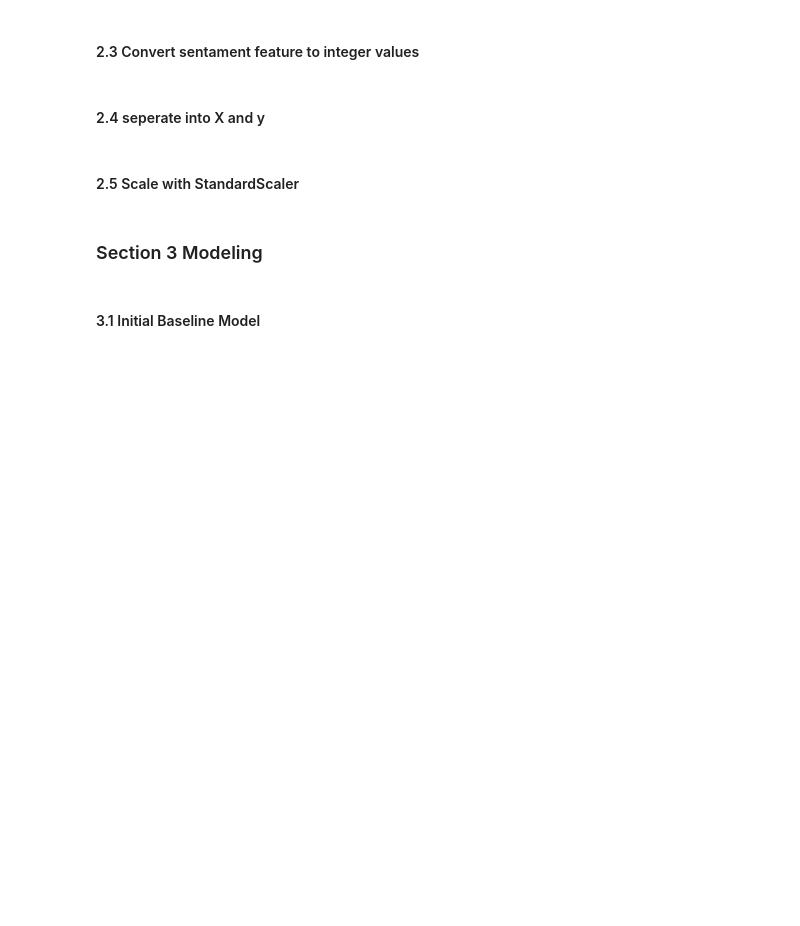
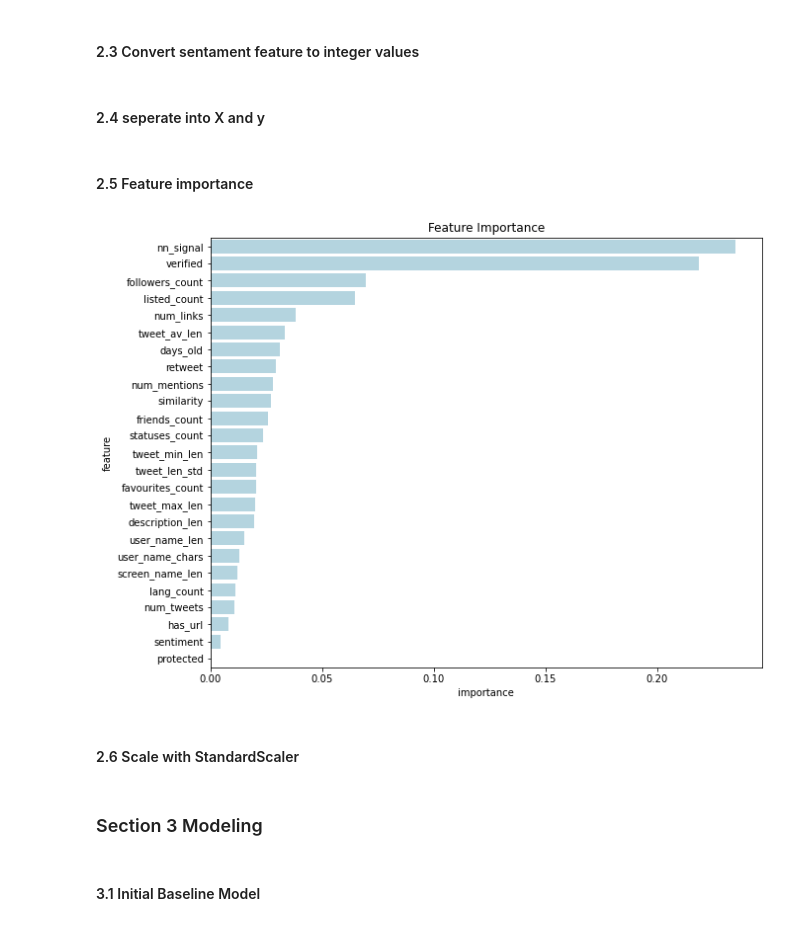
Before and after one commit to MarlonShakespeare/Milestone-2, a Jupyter notebook: final_supervised_model.ipynb, the cells around one changed output. Cells and saved outputs as stored; diff of their text form; code cells hidden in the pictures; blank space fills up the shorter version.

Commit message:
added feature importance

```diff
--- a/final_supervised_model.ipynb
+++ b/final_supervised_model.ipynb
@@ -41,6 +41,16 @@ def show_stats(df):
     df_ = pd.concat([dtypes, nulls, unique_count], axis=1)
     df_.columns = columns
     return df_
+# %%
+def plot_feature_importence(X, y):
+    rf_mod = RandomForestClassifier()
+    rf_mod.fit(X, y)
+    feature_importance = rf_mod.feature_importances_
+    feats = pd.DataFrame(zip(X.columns, feature_importance), columns=['feature', 'importance'])
+    feats = feats.sort_values('importance', ascending=False)
+    fig, ax = plt.subplots(figsize=(10, 8))
+    sns.barplot(x='importance', y='feature', data=feats, color='lightblue', ax=ax)
+    ax.set_title('Feature Importance')
 # %%
 def score_model(X_train, y_train, model, folds=3, scoring='roc_auc'):
 
@@ -166,8 +176,14 @@ y_train = train_df['label']
 
 X_test = test_df.drop(['label'], axis=1)
 y_test = test_df['label']
+# %% [markdown]
+#### 2.5 Feature importance
+# %%
+plot_feature_importence(X_train, y_train)
+# %% [output]
+[figure, added]
 # %% [markdown]
-#### 2.5 Scale with StandardScaler
+#### 2.6 Scale with StandardScaler
 # %%
 scaler = StandardScaler().fit(X_train)
 X_train = scaler.transform(X_train)
```
Also changed, not shown: parts of 5 cells of this notebook.
